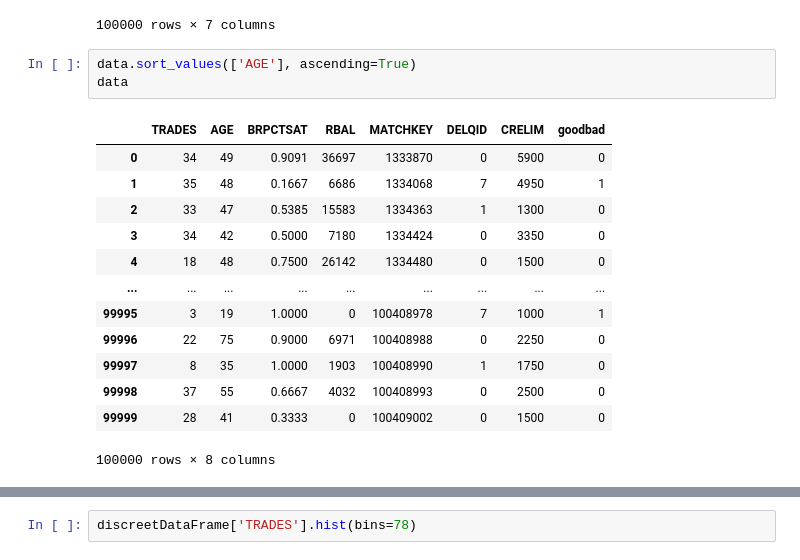
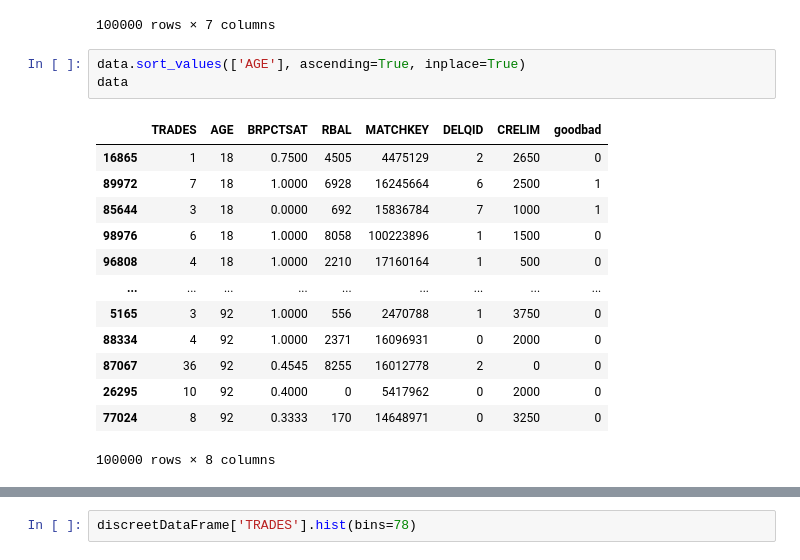
Before and after one commit to vidur2/Internship-Data-Science, a Jupyter notebook: Jupyter Notebook Files/Pandas Usage in ipynb.ipynb, the cells around one changed output, grey strips where cells are left out. Cells and saved outputs as stored; diff of their text form.

```diff
--- a/Jupyter Notebook Files/Pandas Usage in ipynb.ipynb
+++ b/Jupyter Notebook Files/Pandas Usage in ipynb.ipynb
@@ -27,19 +29,19 @@ data.drop('MATCHKEY', axis=1)
 | 99999 | 28 | 41 | 0.3333 | 0 | 0 | 1500 | 0 |
 100000 rows × 7 columns
 # %%
-data.sort_values(['AGE'], ascending=True)
+data.sort_values(['AGE'], ascending=True, inplace=True)
 data
 # %% [output]
 |  | TRADES | AGE | BRPCTSAT | RBAL | MATCHKEY | DELQID | CRELIM | goodbad |
-| 0 | 34 | 49 | 0.9091 | 36697 | 1333870 | 0 | 5900 | 0 |
-| 1 | 35 | 48 | 0.1667 | 6686 | 1334068 | 7 | 4950 | 1 |
-| 2 | 33 | 47 | 0.5385 | 15583 | 1334363 | 1 | 1300 | 0 |
-| 3 | 34 | 42 | 0.5000 | 7180 | 1334424 | 0 | 3350 | 0 |
-| 4 | 18 | 48 | 0.7500 | 26142 | 1334480 | 0 | 1500 | 0 |
+| 16865 | 1 | 18 | 0.7500 | 4505 | 4475129 | 2 | 2650 | 0 |
+| 89972 | 7 | 18 | 1.0000 | 6928 | 16245664 | 6 | 2500 | 1 |
+| 85644 | 3 | 18 | 0.0000 | 692 | 15836784 | 7 | 1000 | 1 |
+| 98976 | 6 | 18 | 1.0000 | 8058 | 100223896 | 1 | 1500 | 0 |
+| 96808 | 4 | 18 | 1.0000 | 2210 | 17160164 | 1 | 500 | 0 |
 | ... | ... | ... | ... | ... | ... | ... | ... | ... |
-| 99995 | 3 | 19 | 1.0000 | 0 | 100408978 | 7 | 1000 | 1 |
-| 99996 | 22 | 75 | 0.9000 | 6971 | 100408988 | 0 | 2250 | 0 |
-| 99997 | 8 | 35 | 1.0000 | 1903 | 100408990 | 1 | 1750 | 0 |
-| 99998 | 37 | 55 | 0.6667 | 4032 | 100408993 | 0 | 2500 | 0 |
-| 99999 | 28 | 41 | 0.3333 | 0 | 100409002 | 0 | 1500 | 0 |
+| 5165 | 3 | 92 | 1.0000 | 556 | 2470788 | 1 | 3750 | 0 |
+| 88334 | 4 | 92 | 1.0000 | 2371 | 16096931 | 0 | 2000 | 0 |
+| 87067 | 36 | 92 | 0.4545 | 8255 | 16012778 | 2 | 0 | 0 |
+| 26295 | 10 | 92 | 0.4000 | 0 | 5417962 | 0 | 2000 | 0 |
+| 77024 | 8 | 92 | 0.3333 | 170 | 14648971 | 0 | 3250 | 0 |
 100000 rows × 8 columns
```
Also changed, not shown: parts of 8 cells of this notebook.
